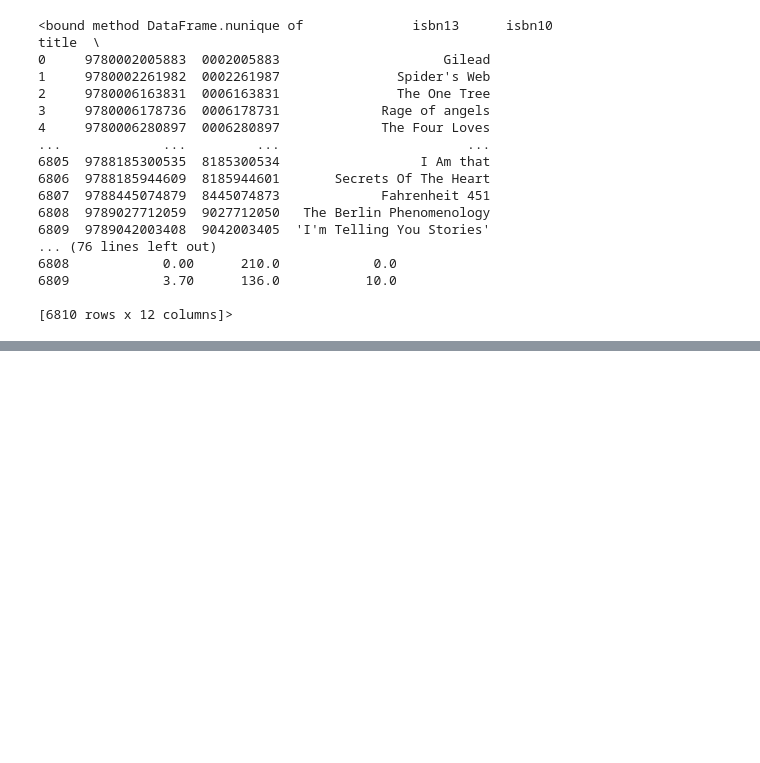
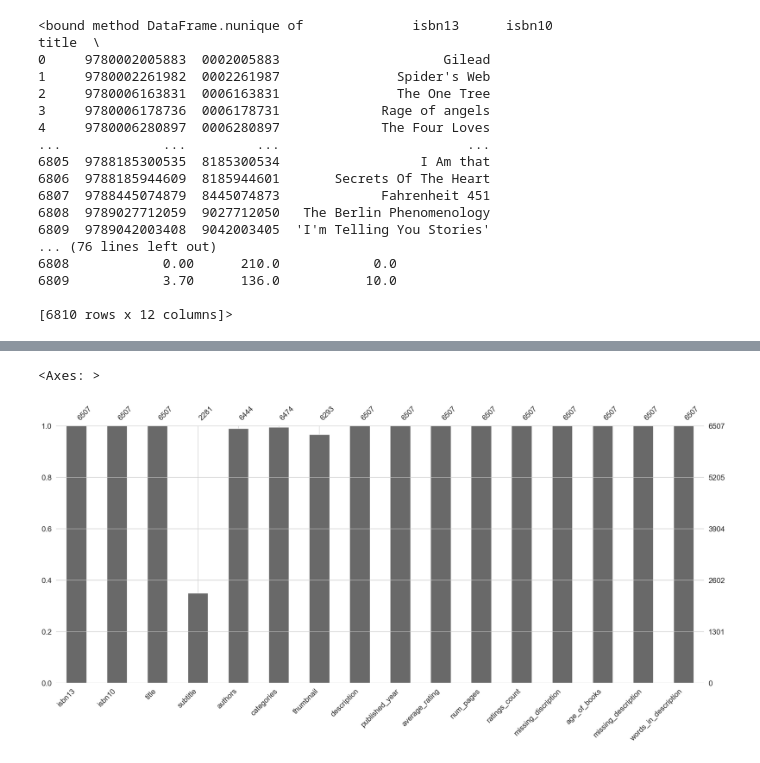
Before and after one commit to codeultr0n/llm-products, a Jupyter notebook: Data-explore-Books.ipynb, the cells around one changed output, grey strips where cells are left out. Saved outputs shown, nothing was run; the diff lists cells and outputs as text; code cells hidden in the pictures; blank space fills up the shorter version.

```diff
--- a/Data-explore-Books.ipynb
+++ b/Data-explore-Books.ipynb
@@ -111,0 +287,2 @@ import matlplotlibpyplot as plt
+# %%
+missing_values['words_in_description'] = missing_values['description'].str.split().str.len()
@@ -111,0 +305,7 @@ import matlplotlibpyplot as plt
+# %%
+import missingno as msno
+
+msno.bar(missing_values)
+# %% [output]
+<Axes: >
+[figure, added]
```
Also changed, not shown: parts of 26 cells of this notebook, 1 other file.
